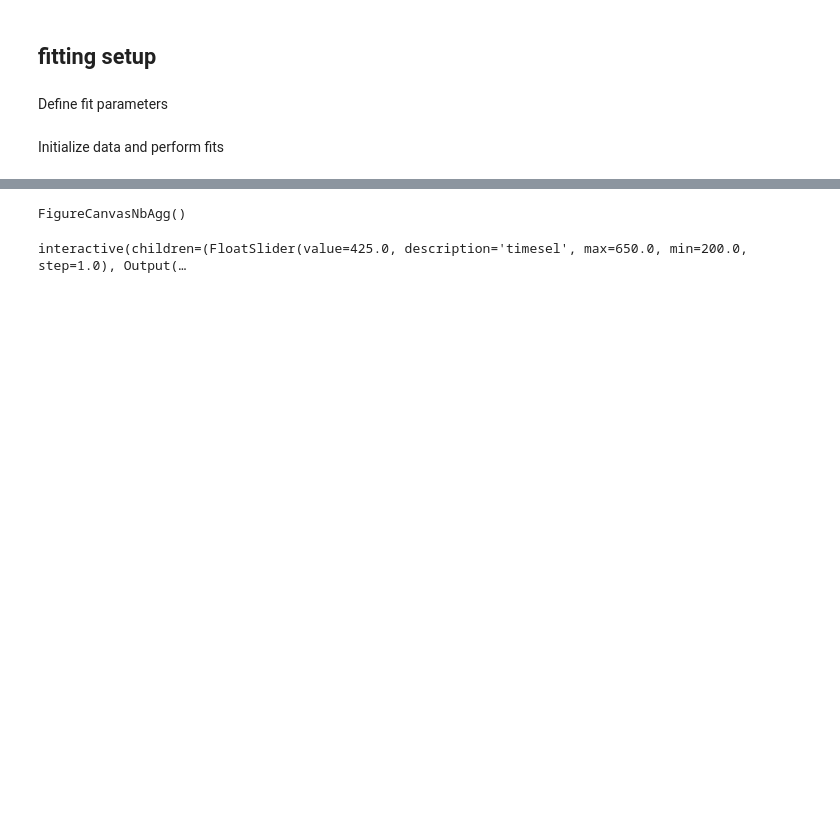
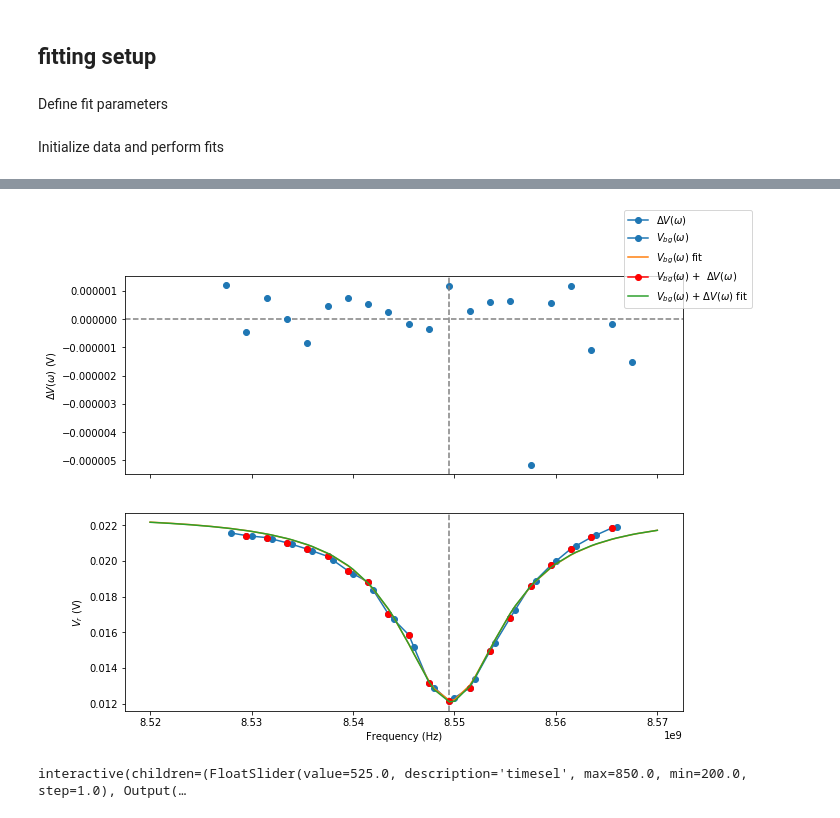
Before and after one commit to aspitarl/TRMC, a Jupyter notebook: RawDataAnalysis_Bi.ipynb, the cells around one changed output, grey strips where cells are left out. Saved outputs shown, nothing was run; the diff lists cells and outputs as text; code cells hidden in the pictures; blank space fills up the shorter version.

```diff
--- a/RawDataAnalysis_Bi.ipynb
+++ b/RawDataAnalysis_Bi.ipynb
@@ -339,40 +310,40 @@ def vsplotxr(dv, vs = None, fit = None, v0 = None, fit_v0 = None , plotkwargs =
 # %%
-%matplotlib ipympl
+# %matplotlib ipympl
 
-samp = 'bhja'
+samp = 'bid'
 
 dst = ds.sel(sample = samp).sel(direction = 'U').drop('direction') #try drop any fluence nan...
 
 dv = dst['dvs'].dropna('fluence','all').isel(fluence = -1).isel(time = 0)
 fit = dst['fits'].dropna('fluence','all').isel(fluence = -1).isel(time = 0)
 vs = dst['vss'].dropna('fluence','all').isel(fluence = -1).isel(time = 0)
 
 v0 = v0s.sel(sample = samp).sel(direction = 'U').drop('direction').dropna('freq','all')
 fit_v0 = fits_v0.loc[samp].sel(direction = 'U').drop('direction').dropna('freq','all')
 
 times = dst['vss'].dropna('time','all').indexes['time']
 # sample = vss.sample.values
 # timesel = min(times, key=lambda x:abs(x-timesel))
 
-fig, axes, lns = vsplotxr(dv, vs = vs, fit = fit, v0 = v0, fit_v0 = fit_v0, plotkwargs={'figsize' : (10,8)})
+fig, axes, lns = plot.vsplotxr(dv, vs = vs, fit = fit, v0 = v0, fit_v0 = fit_v0, plotkwargs={'figsize' : (10,8)})
 
 # axes[0].set_ylim([-2e-3,3e-3])
 
 def inter_vsplot(timesel,dst,lns,fig):
     timesel = timesel*1e-9
     timesel = min(times, key=lambda x:abs(x-timesel))
 
     for name in lns.index:
         l = lns[name][0]
         l.set_ydata(dst[name].dropna('fluence','all').isel(fluence = -1).sel(time = timesel))
 
 #     fig.suptitle('$\Delta V(\omega)$ taken at ' + str(timesel) + 's for sample ' + str(sample))
     fig.canvas.draw()
 
 interact(inter_vsplot, timesel=(time1*1e9,time2*1e9,1),dst = fixed(dst),lns = fixed(lns), fig = fixed(fig));
 # %% [output]
+[figure, added]
-FigureCanvasNbAgg()
+interactive(children=(FloatSlider(value=525.0, description='timesel', max=850.0, min=200.0, step=1.0), Output(…
-interactive(children=(FloatSlider(value=425.0, description='timesel', max=650.0, min=200.0, step=1.0), Output(…
 # %%
 #plot.sweepfitanim(dst, interval = 100)   # Not currently working
 # %%
```
Also changed, not shown: parts of 13 cells of this notebook, 1 other file.
